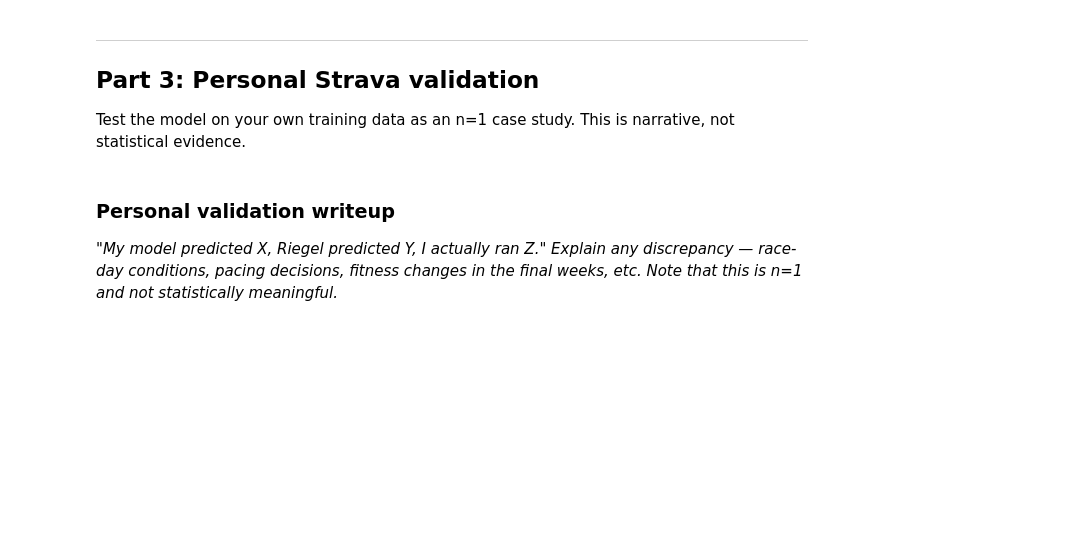
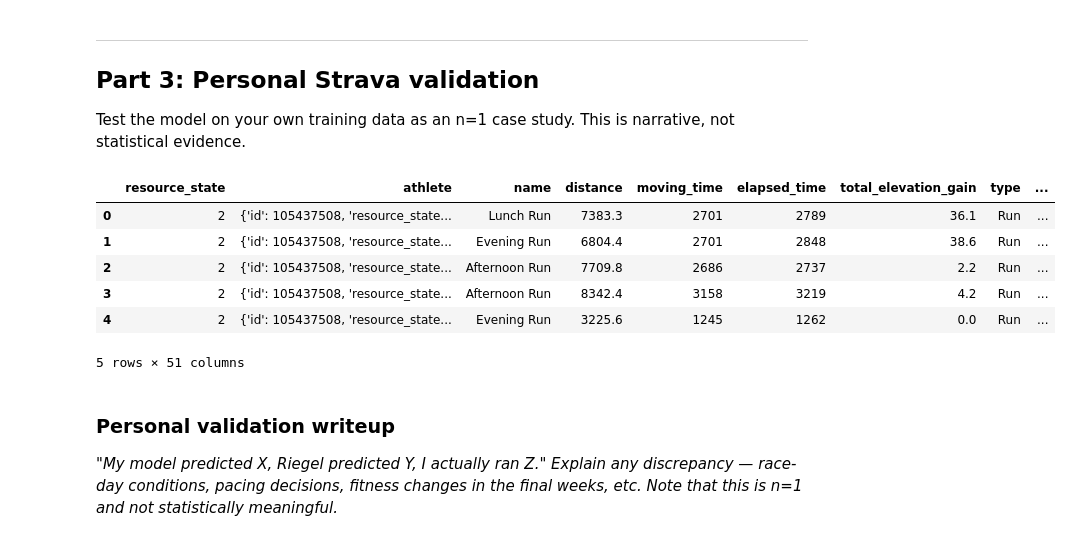
Before and after one commit to jacmil/Marathon-Pace-Predictor, a Jupyter notebook: notebooks/04_evaluation.ipynb, the cells around one changed output. Cells and saved outputs as stored; diff of their text form; code cells hidden in the pictures; blank space fills up the shorter version.

```diff
--- a/notebooks/04_evaluation.ipynb
+++ b/notebooks/04_evaluation.ipynb
@@ -254,8 +275,16 @@ Shows which features have the biggest impact overall and whether high/low values
 Test the model on your own training data as an n=1 case study. This is narrative, not statistical evidence.
 # %%
 # Load your Strava export
-# strava = pd.read_csv('../data/raw/personal_strava/activities.csv')
-# strava.head()
+strava = pd.read_json('../data/raw/strava_data.jsonl', lines=True)
+strava.head()
+# %% [output]
+|  | resource_state | athlete | name | distance | moving_time | elapsed_time | total_elevation_gain | type | ... |
+| 0 | 2 | {'id': 105437508, 'resource_state... | Lunch Run | 7383.3 | 2701 | 2789 | 36.1 | Run | ... |
+| 1 | 2 | {'id': 105437508, 'resource_state... | Evening Run | 6804.4 | 2701 | 2848 | 38.6 | Run | ... |
+| 2 | 2 | {'id': 105437508, 'resource_state... | Afternoon Run | 7709.8 | 2686 | 2737 | 2.2 | Run | ... |
+| 3 | 2 | {'id': 105437508, 'resource_state... | Afternoon Run | 8342.4 | 3158 | 3219 | 4.2 | Run | ... |
+| 4 | 2 | {'id': 105437508, 'resource_state... | Evening Run | 3225.6 | 1245 | 1262 | 0.0 | Run | ... |
+5 rows × 51 columns
 # %%
 # Filter to the 16 weeks before your marathon
 # marathon_date = pd.Timestamp('YYYY-MM-DD')  # fill in your race date
```
Also changed, not shown: parts of 9 cells of this notebook, 1 other file.
